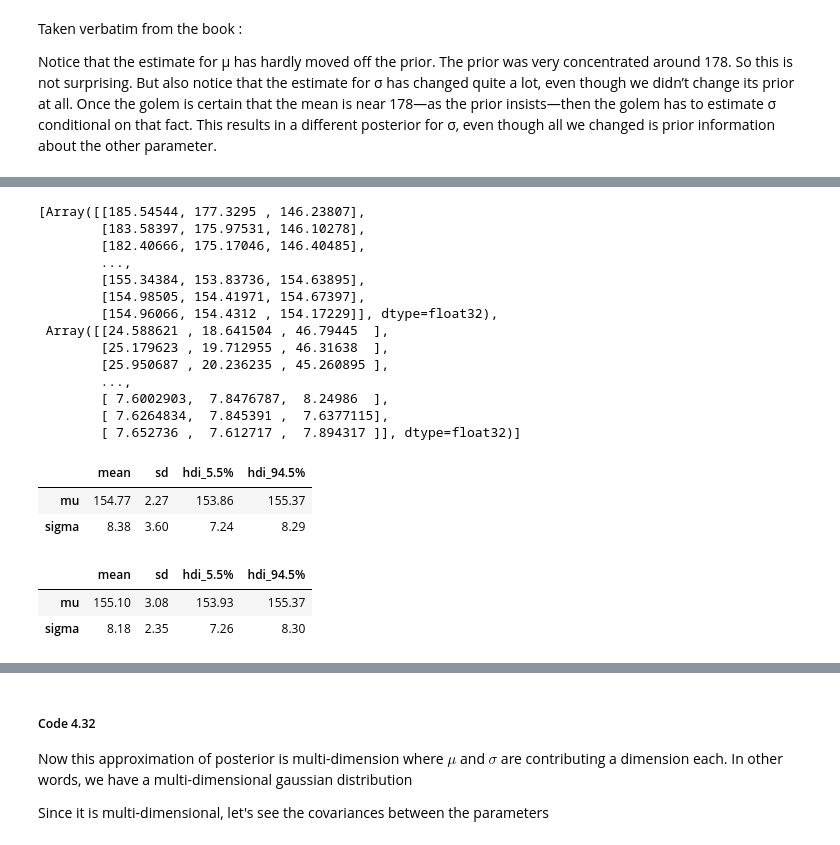
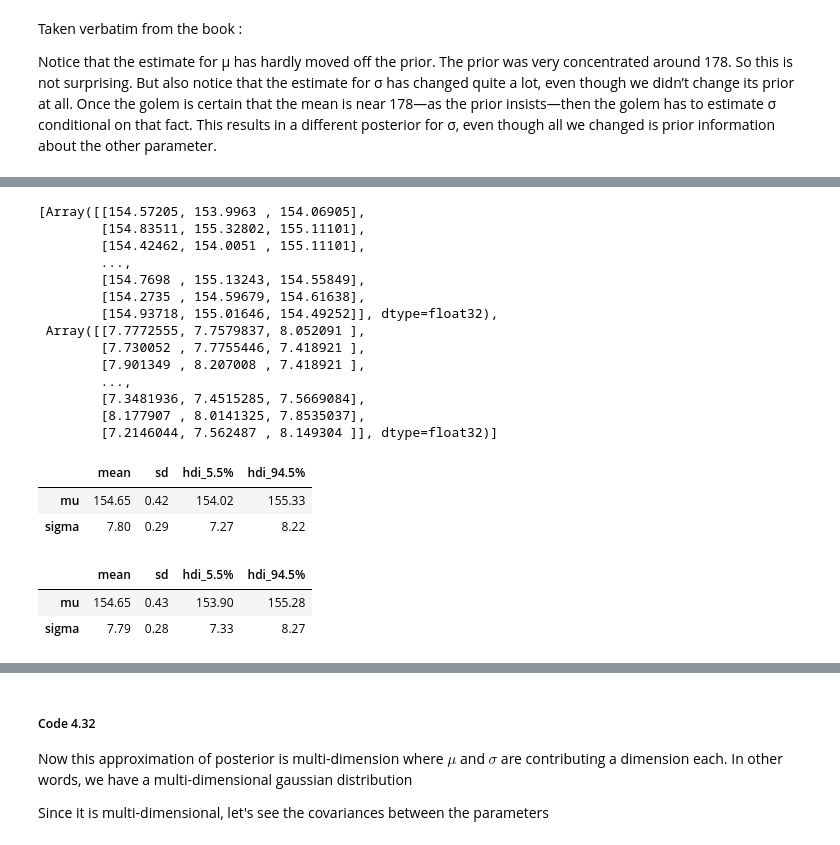
Before and after one commit to qpsy/rethinking-tfp2, a Jupyter notebook: 04_geocentric_models2.ipynb, the cells around one changed output, grey strips where cells are left out. Drawn from its saved outputs; the diff is of its cells as text; code cells hidden in the pictures.

```diff
--- a/04_geocentric_models2.ipynb
+++ b/04_geocentric_models2.ipynb
@@ -592,8 +592,8 @@ def target_log_prob_41(mu, sigma):
     sample = dict(zip(state_name, (mu, sigma)), height = d2.height.values)
     return jd_4_1.log_prob(sample)
 # %%
-num_burnin_steps = 0
-num_results = 1000
+num_burnin_steps = 500
+num_results = 500
 step_size = 0.2
 # %%
 kernel_41 = tfp.mcmc.HamiltonianMonteCarlo(
@@ -626,18 +626,18 @@ states_41 = tfp.mcmc.sample_chain(
 
 states_41
 # %% [output]
-[Array([[185.54544, 177.3295 , 146.23807],
-        [183.58397, 175.97531, 146.10278],
-        [182.40666, 175.17046, 146.40485],
+[Array([[154.57205, 153.9963 , 154.06905],
+        [154.83511, 155.32802, 155.11101],
+        [154.42462, 154.0051 , 155.11101],
         ...,
-        [155.34384, 153.83736, 154.63895],
-        [154.98505, 154.41971, 154.67397],
-        [154.96066, 154.4312 , 154.17229]], dtype=float32),
- Array([[24.588621 , 18.641504 , 46.79445  ],
-        [25.179623 , 19.712955 , 46.31638  ],
-        [25.950687 , 20.236235 , 45.260895 ],
+        [154.7698 , 155.13243, 154.55849],
+        [154.2735 , 154.59679, 154.61638],
+        [154.93718, 155.01646, 154.49252]], dtype=float32),
+ Array([[7.7772555, 7.7579837, 8.052091 ],
+        [7.730052 , 7.7755446, 7.418921 ],
+        [7.901349 , 8.207008 , 7.418921 ],
         ...,
-        [ 7.6002903,  7.8476787,  8.24986  ],
-        [ 7.6264834,  7.845391 ,  7.6377115],
-        [ 7.652736 ,  7.612717 ,  7.894317 ]], dtype=float32)]
+        [7.3481936, 7.4515285, 7.5669084],
+        [8.177907 , 8.0141325, 7.8535037],
+        [7.2146044, 7.562487 , 8.149304 ]], dtype=float32)]
 # %%
@@ -644,19 +646,18 @@ states_41
 states_41 = [jnp.moveaxis(s, 0, 1) for s in states_41]
 # %%
-states_dict = dict(zip(state_name, states_41))
+states_41_dict = dict(zip(state_name, states_41))
 # %%
 # stats for all chains
-az.summary(states_dict, round_to=2, kind="stats", hdi_prob=0.89)
+az.summary(states_41_dict, round_to=2, kind="stats", hdi_prob=0.89)
 # %% [output]
 |  | mean | sd | hdi_5.5% | hdi_94.5% |
-| mu | 154.77 | 2.27 | 153.86 | 155.37 |
-| sigma | 8.38 | 3.60 | 7.24 | 8.29 |
+| mu | 154.65 | 0.42 | 154.02 | 155.33 |
+| sigma | 7.80 | 0.29 | 7.27 | 8.22 |
 # %%
 # stats for the first chains
-# arviz does not
-az.summary(dict(mu=states_41[0][0], sigma=states_41[1][0]),
+az.summary(dict(mu=states_41_dict['mu'][0], sigma=states_41_dict['sigma'][0]),
            round_to=2, kind="stats", hdi_prob=0.89)
 # %% [output]
 |  | mean | sd | hdi_5.5% | hdi_94.5% |
-| mu | 155.10 | 3.08 | 153.93 | 155.37 |
-| sigma | 8.18 | 2.35 | 7.26 | 8.30 |
+| mu | 154.65 | 0.43 | 153.90 | 155.28 |
+| sigma | 7.79 | 0.28 | 7.33 | 8.27 |
```
Also changed, not shown: parts of 13 cells of this notebook.
